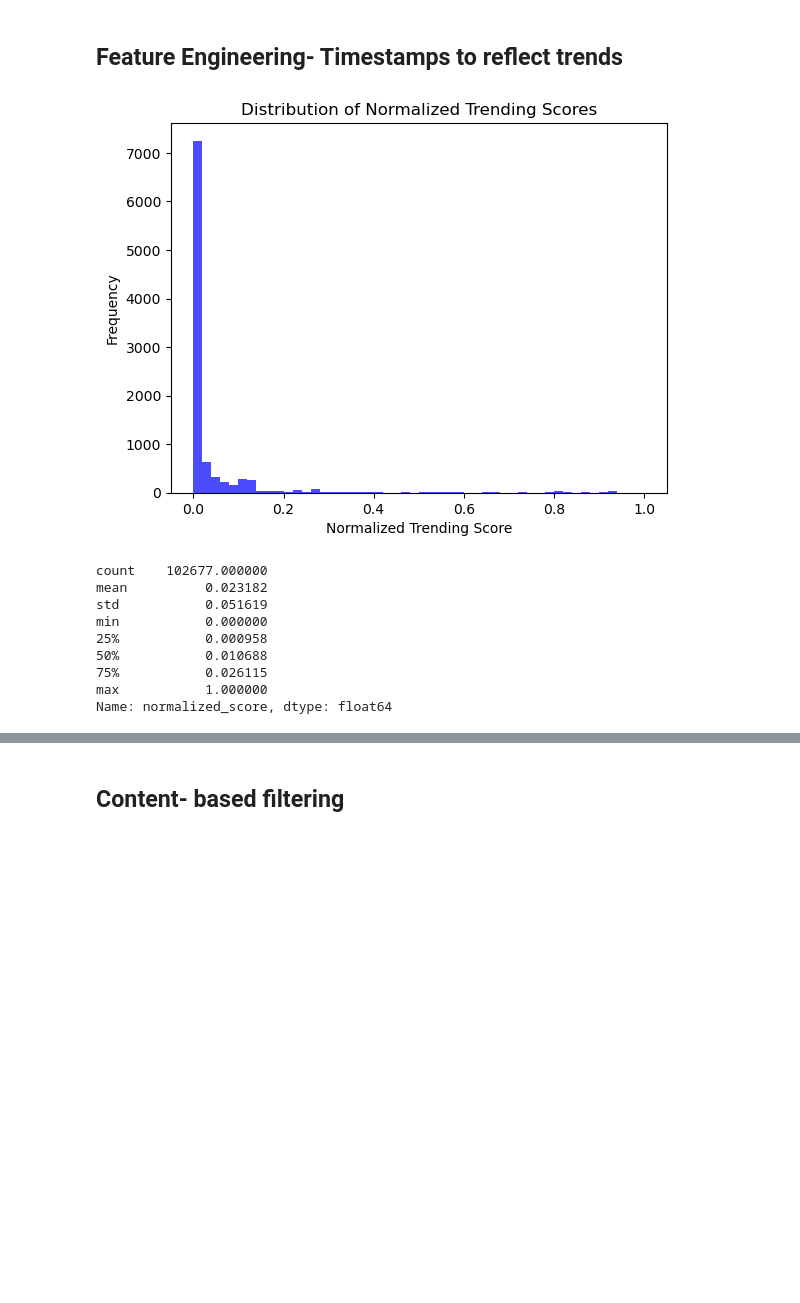
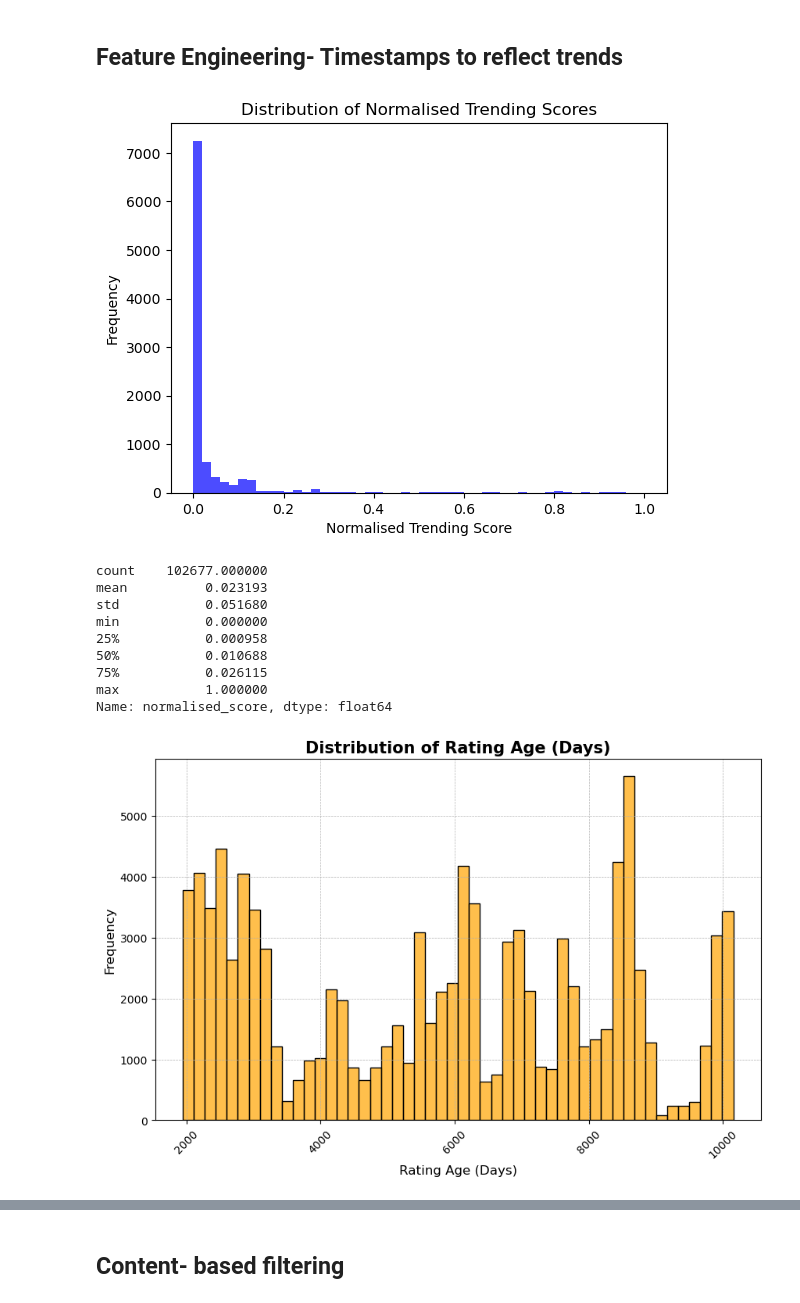
Before and after one commit to bethtaylor339/RS, a Jupyter notebook: FINAL.ipynb, the cells around one changed output, grey strips where cells are left out. Drawn from its saved outputs; the diff is of its cells as text; code cells hidden in the pictures; blank space fills up the shorter version.

```diff
--- a/FINAL.ipynb
+++ b/FINAL.ipynb
@@ -213,23 +159,49 @@ normalized_scores = weighted_rating_score['normalized_score']
 # %%
-
-# Plotting a histogram
-plt.hist(normalized_scores, bins=50, color='blue', alpha=0.7)
-plt.title('Distribution of Normalized Trending Scores')
-plt.xlabel('Normalized Trending Score')
+# Histogram and info about Trending Scores
+plt.hist(normalised_scores, bins=50, color='blue', alpha=0.7)
+plt.title('Distribution of Normalised Trending Scores')
+plt.xlabel('Normalised Trending Score')
 plt.ylabel('Frequency')
 plt.show()
-highest_normalized_score = final_dataset['normalized_score'].describe()
-print(highest_normalized_score)
+highest_normalised_score = final_dataset['normalised_score'].describe()
+print(highest_normalised_score)
 # %% [output]
 [figure]
 count    102677.000000
-mean          0.023182
-std           0.051619
+mean          0.023193
+std           0.051680
 min           0.000000
 25%           0.000958
 50%           0.010688
 75%           0.026115
 max           1.000000
-Name: normalized_score, dtype: float64
+Name: normalised_score, dtype: float64
+# %%
+import matplotlib.pyplot as plt
+import seaborn as sns
+
+# Set the style
+#plt.style.use('seaborn-darkgrid')  # You can try different styles like 'ggplot', 'seaborn', etc.
+
+# Create the histogram
+plt.figure(figsize=(10, 6))  # Adjust the figure size
+sns.histplot(final_dataset['rating_age_days'], bins=50, color='orange', edgecolor='black', alpha=0.7)
+
+# Add labels and title
+plt.xlabel('Rating Age (Days)', fontsize=12)
+plt.ylabel('Frequency', fontsize=12)
+plt.title('Distribution of Rating Age (Days)', fontsize=15, fontweight='bold')
+
+# Customize ticks
+plt.xticks(rotation=45)
+plt.tick_params(axis='both', which='major', labelsize=10)
+
+# Add gridlines
+plt.grid(True, which='major', linestyle='--', linewidth=0.5)
+
+# Show the plot
+plt.show()
+# %% [output]
+[figure, added]
 # %%
 # Check distribution of rating_age_days
```
Also changed, not shown: parts of 26 cells of this notebook.
